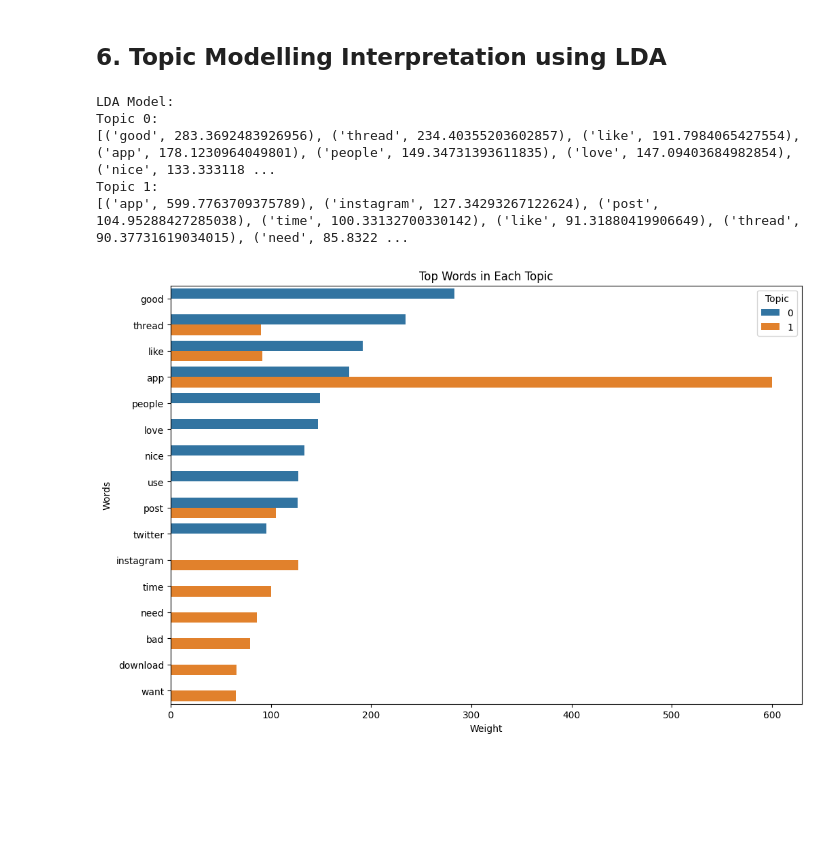
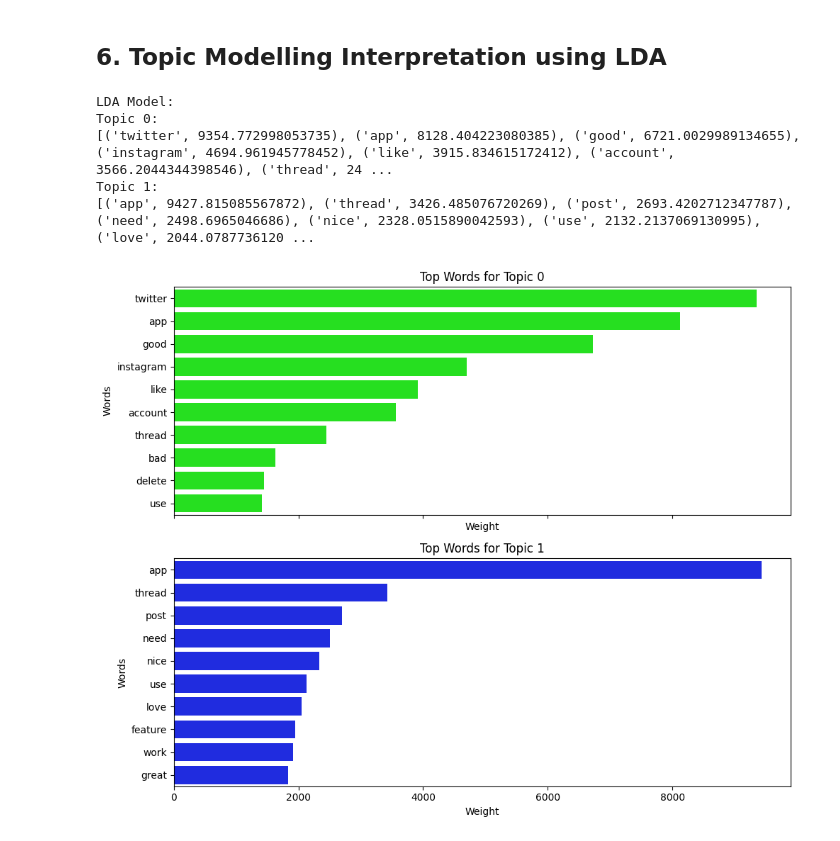
Before and after one commit to isaidhs/Data-Analytics-Notebook, a Jupyter notebook: topic-modelling.ipynb, the cells around one changed output. Cells and saved outputs as stored; diff of their text form; code cells hidden in the pictures; blank space fills up the shorter version.

Commit message:
Kaggle Notebook | Topic Modelling using LDA | Version 5

```diff
--- a/topic-modelling.ipynb
+++ b/topic-modelling.ipynb
@@ -70,7 +70,6 @@ nlp = spacy.load('en_core_web_lg')
 ## 3. Load Dataset
 # %%
 df = pd.read_csv("/kaggle/input/thread-app-reviews/thread_review.csv",index_col = None).iloc[:,1:]
-df = df.iloc[:5000]
 df.head()
 # %% [output]
 |  | reviewId | content |
@@ -141,7 +140,7 @@ Stopword samples:  ['on', 'former', 'most', 'no', 'out', 'always', 'along', 'thr
 def get_coherence_score(model, df_columnm):
     topics = model.components_
 
-    n_top_words = 100
+    n_top_words = 20
     texts = [[word for word in doc.split()] for doc in df_columnm]
 
     # create the dictionary
@@ -164,7 +163,7 @@ def get_coherence_score(model, df_columnm):
 # %%
 # Finding optimal number of topics
 coherence_scores = {}
-topic_range = range(2, 4)
+topic_range = range(2, 10)
 
 # Creating a vectorizer
 vectorizer = CountVectorizer(min_df=5, max_df=0.9, stop_words='english', lowercase=True, token_pattern='[a-zA-Z\-][a-zA-Z\-]{2,}')
@@ -212,29 +211,37 @@ selected_topics(lda, vectorizer)
 # %% [output]
 LDA Model:
 Topic 0:
-[('good', 283.3692483926956), ('thread', 234.40355203602857), ('like', 191.7984065427554), ('app', 178.1230964049801), ('people', 149.34731393611835), ('love', 147.09403684982854), ('nice', 133.333118 ...
+[('twitter', 9354.772998053735), ('app', 8128.404223080385), ('good', 6721.0029989134655), ('instagram', 4694.961945778452), ('like', 3915.834615172412), ('account', 3566.2044344398546), ('thread', 24 ...
 Topic 1:
-[('app', 599.7763709375789), ('instagram', 127.34293267122624), ('post', 104.95288427285038), ('time', 100.33132700330142), ('like', 91.31880419906649), ('thread', 90.37731619034015), ('need', 85.8322 ...
+[('app', 9427.815085567872), ('thread', 3426.485076720269), ('post', 2693.4202712347787), ('need', 2498.6965046686), ('nice', 2328.0515890042593), ('use', 2132.2137069130995), ('love', 2044.0787736120 ...
 # %%
 # Extract the top words for each topic
 def get_top_words(model, vectorizer, n_top_words):
     topic_words = []
     for idx, topic in enumerate(model.components_):
         top_indices = topic.argsort()[:-n_top_words - 1:-1]
         for i in top_indices:
             topic_words.append((idx, vectorizer.get_feature_names_out()[i], topic[i]))
     return pd.DataFrame(topic_words, columns=["Topic", "Word", "Weight"])
 
 # Get the top words
 top_words_df = get_top_words(lda, vectorizer, n_top_words=10)
 
-# Plotting with Seaborn
-plt.figure(figsize=(12, 8))
-sns.barplot(data=top_words_df, x='Weight', y='Word', hue='Topic', dodge=True)
-plt.title('Top Words in Each Topic')
-plt.xlabel('Weight')
-plt.ylabel('Words')
-plt.legend(title='Topic', loc='upper right')
+fig, axes = plt.subplots(num_topics, 1, figsize=(10, num_topics * 4), sharex=True)  # Create subplots
+
+# Generate a unique color for each topic
+colors = sns.color_palette("hsv", num_topics)  # Unique color palette for each topic
+
+# Loop through each topic and create individual bar charts with unique colors
+for i, ax in enumerate(axes):
+    topic_data = top_words_df[top_words_df['Topic'] == i]  # Filter data for the current topic
+    sns.barplot(data=topic_data, x='Weight', y='Word', ax=ax, palette=[colors[i]] * len(topic_data))
+    ax.set_title(f'Top Words for Topic {i}')
+    ax.set_xlabel('Weight')
+    ax.set_ylabel('Words')
+
+# Adjust layout
+plt.tight_layout()
 plt.show()
 # %% [output]
-[figure, old version]
+[figure, new version]
```
Also changed, not shown: parts of 1 cell of this notebook.
